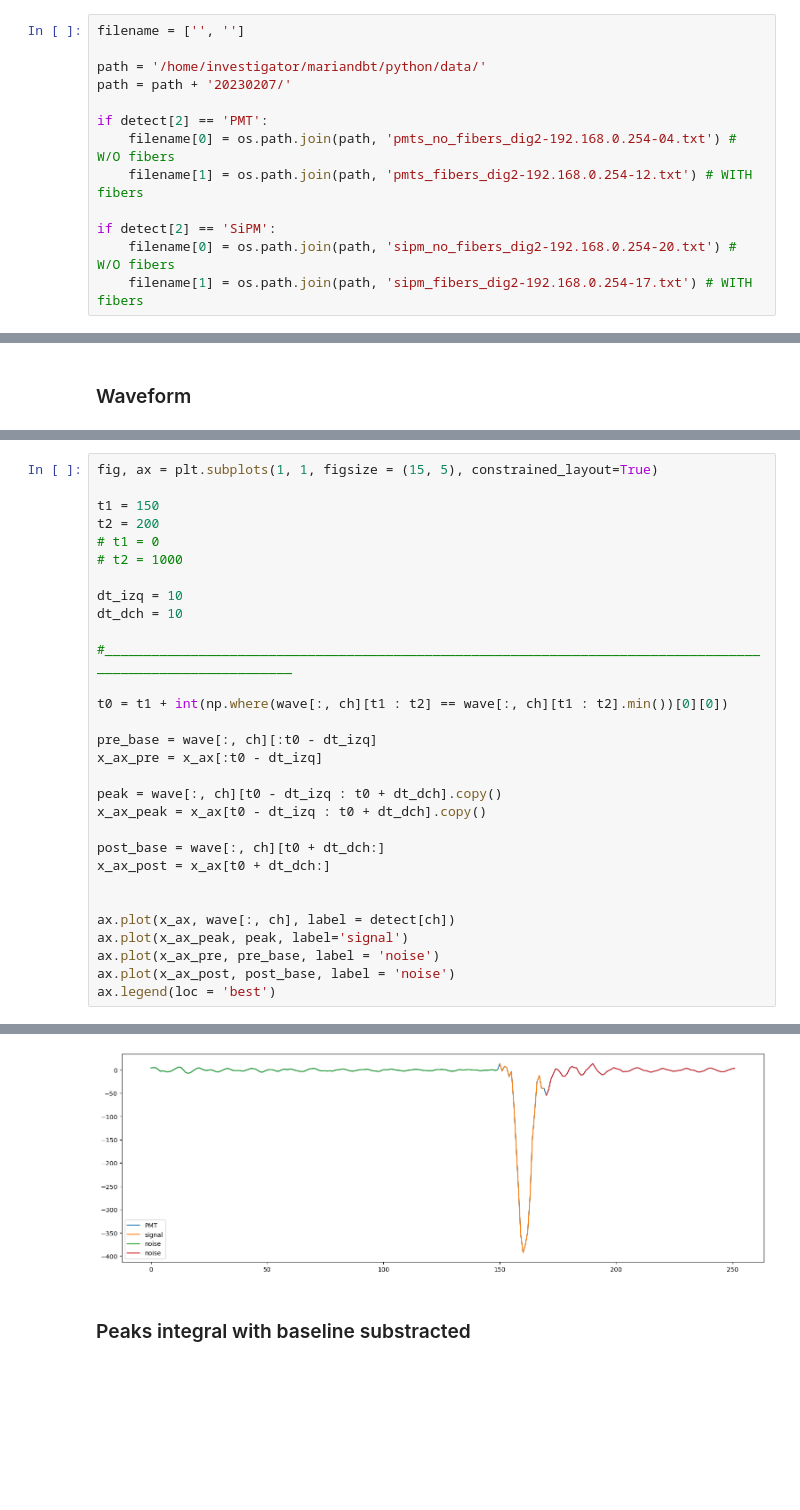
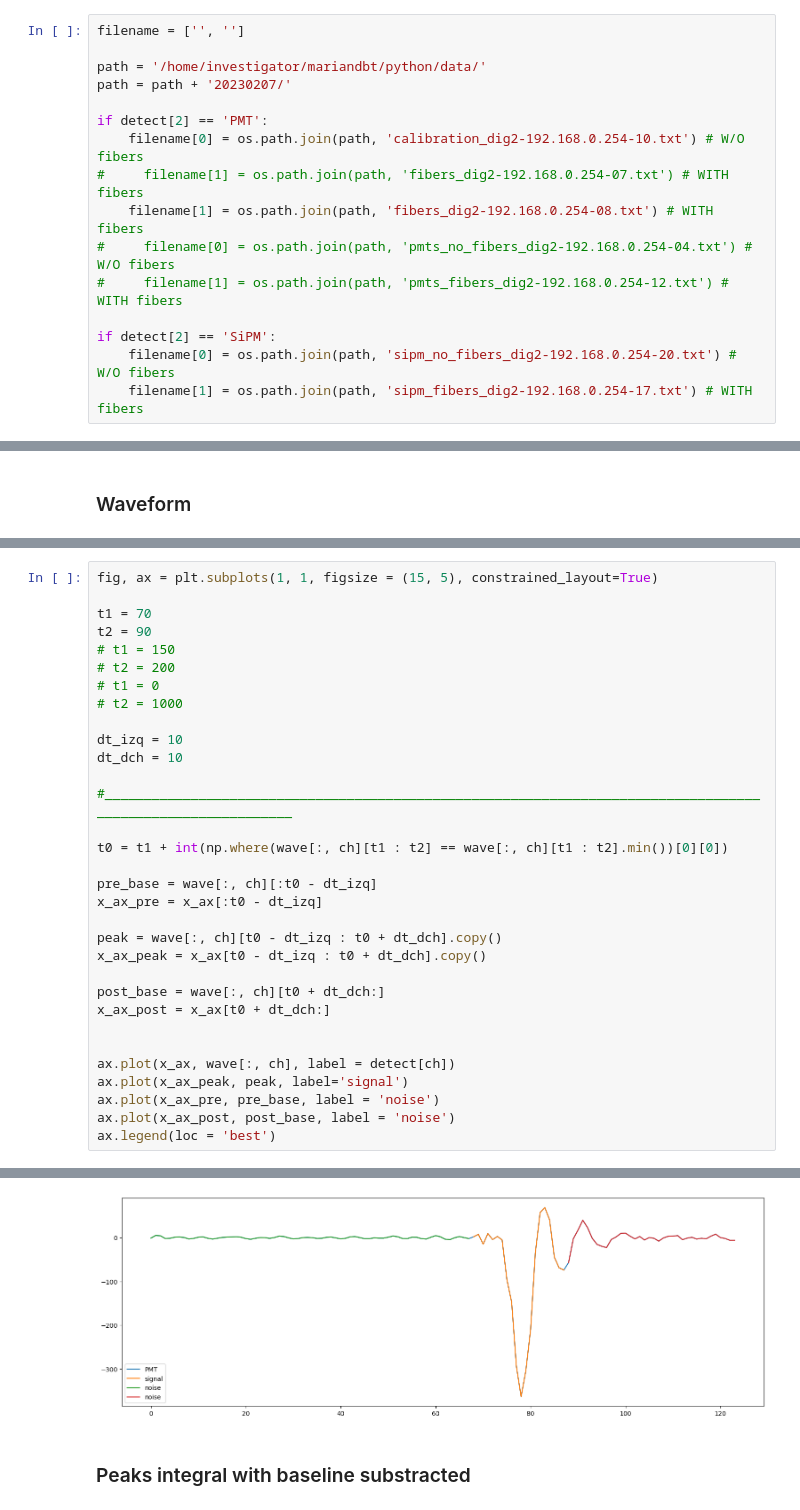
Before and after one commit to mariandbt/python, a Jupyter notebook: notebooks/SiPM_PMT_eff_20230207.ipynb, the cells around one changed output, grey strips where cells are left out. Cells and saved outputs as stored; diff of their text form; blank space fills up the shorter version.

```diff
--- a/notebooks/SiPM_PMT_eff_20230207.ipynb
+++ b/notebooks/SiPM_PMT_eff_20230207.ipynb
@@ -48,8 +49,11 @@ path = '/home/investigator/mariandbt/python/data/'
 path = path + '20230207/'
 
 if detect[2] == 'PMT':
-    filename[0] = os.path.join(path, 'pmts_no_fibers_dig2-192.168.0.254-04.txt') # W/O fibers
-    filename[1] = os.path.join(path, 'pmts_fibers_dig2-192.168.0.254-12.txt') # WITH fibers
+    filename[0] = os.path.join(path, 'calibration_dig2-192.168.0.254-10.txt') # W/O fibers
+#     filename[1] = os.path.join(path, 'fibers_dig2-192.168.0.254-07.txt') # WITH fibers
+    filename[1] = os.path.join(path, 'fibers_dig2-192.168.0.254-08.txt') # WITH fibers
+#     filename[0] = os.path.join(path, 'pmts_no_fibers_dig2-192.168.0.254-04.txt') # W/O fibers
+#     filename[1] = os.path.join(path, 'pmts_fibers_dig2-192.168.0.254-12.txt') # WITH fibers
 
 if detect[2] == 'SiPM':
     filename[0] = os.path.join(path, 'sipm_no_fibers_dig2-192.168.0.254-20.txt') # W/O fibers
@@ -111,36 +115,38 @@ frame =  7266
 # %%
 fig, ax = plt.subplots(1, 1, figsize = (15, 5), constrained_layout=True)
 
-t1 = 150
-t2 = 200
+t1 = 70
+t2 = 90
+# t1 = 150
+# t2 = 200
 # t1 = 0
 # t2 = 1000
 
 dt_izq = 10
 dt_dch = 10
 
 #_____________________________________________________________________________________________________________
 
 t0 = t1 + int(np.where(wave[:, ch][t1 : t2] == wave[:, ch][t1 : t2].min())[0][0])
 
 pre_base = wave[:, ch][:t0 - dt_izq]
 x_ax_pre = x_ax[:t0 - dt_izq]
 
 peak = wave[:, ch][t0 - dt_izq : t0 + dt_dch].copy()
 x_ax_peak = x_ax[t0 - dt_izq : t0 + dt_dch].copy()
 
 post_base = wave[:, ch][t0 + dt_dch:]
 x_ax_post = x_ax[t0 + dt_dch:]
 
 
 ax.plot(x_ax, wave[:, ch], label = detect[ch])
 ax.plot(x_ax_peak, peak, label='signal')
 ax.plot(x_ax_pre, pre_base, label = 'noise')
 ax.plot(x_ax_post, post_base, label = 'noise')
 ax.legend(loc = 'best')
 # %% [output]
 <matplotlib.legend.Legend at 0x...>
-[figure, old version]
+[figure, new version]
 # %% [markdown]
 ### Peaks integral with baseline substracted
 # %% [markdown]
```
Also changed, not shown: parts of 18 cells of this notebook, 1 other file.
